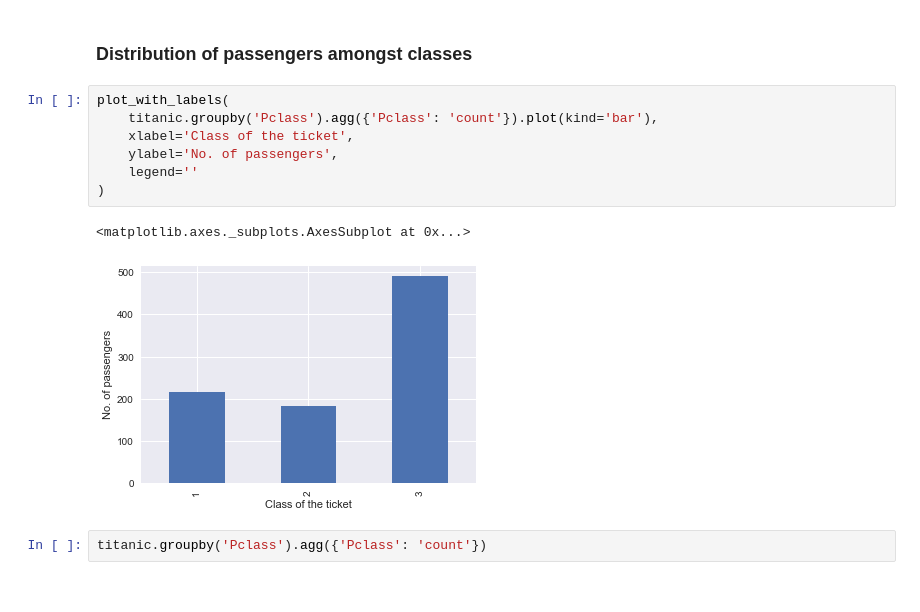
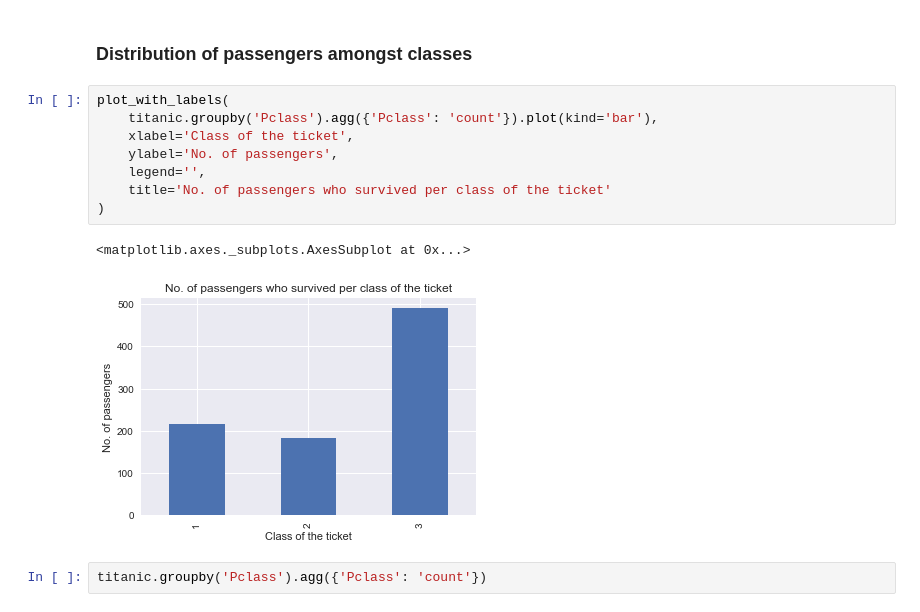
Before and after one commit to XCMer/DAND-Investigate-Dataset, a Jupyter notebook: Analysis.ipynb, the cells around one changed output. Saved outputs shown, nothing was run; the diff lists cells and outputs as text.

```diff
--- a/Analysis.ipynb
+++ b/Analysis.ipynb
@@ -135,13 +143,14 @@ titanic.groupby('Survived').agg({'Survived': 'count'})
 # %%
 plot_with_labels(
     titanic.groupby('Pclass').agg({'Pclass': 'count'}).plot(kind='bar'),
     xlabel='Class of the ticket',
     ylabel='No. of passengers',
-    legend=''
+    legend='',
+    title='No. of passengers who survived per class of the ticket'
 )
 # %% [output]
 <matplotlib.axes._subplots.AxesSubplot at 0x...>
-[figure, old version]
+[figure, new version]
 # %%
 titanic.groupby('Pclass').agg({'Pclass': 'count'})
 # %% [output]
```
Also changed, not shown: parts of 20 cells of this notebook.
